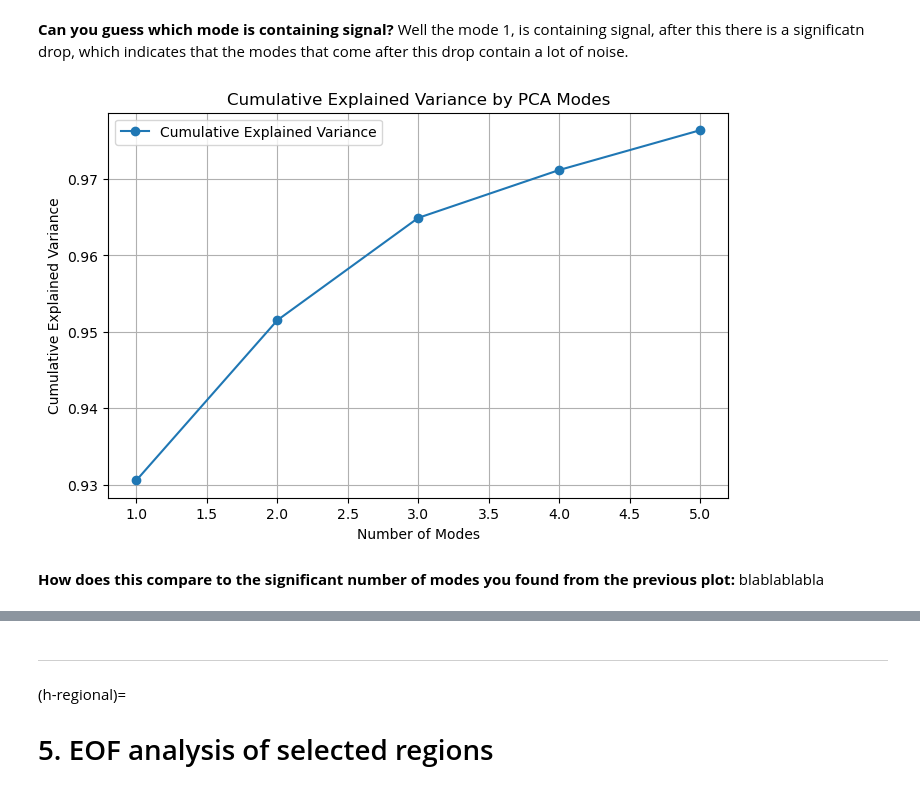
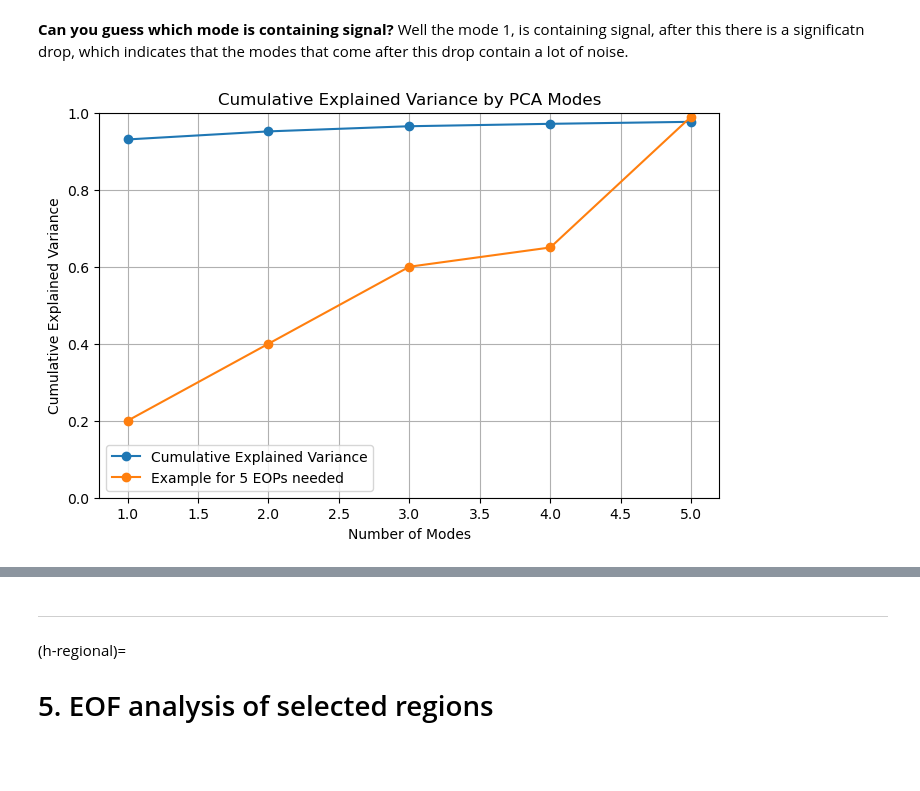
Before and after one commit to faehdy/Space_Data_Kernel, a Jupyter notebook: Grace/Homeworks/Homework_week_2_assignment.ipynb, the cells around one changed output, grey strips where cells are left out. Drawn from its saved outputs; the diff is of its cells as text; code cells hidden in the pictures; blank space fills up the shorter version.

```diff
--- a/Grace/Homeworks/Homework_week_2_assignment.ipynb
+++ b/Grace/Homeworks/Homework_week_2_assignment.ipynb
@@ -76,7 +76,7 @@ from sklearn.decomposition import PCA
 from netCDF4 import num2date # converts the time variable ni the NetCDF into actual human.readable dates
 # %%
 # LOAD DATA
-file_path = '../homework1/data/GRCTellus.JPL.200204_202411.GLO.RL06.3M.MSCNv04CRI.nc'
+file_path = '../../homework1/data/GRCTellus.JPL.200204_202411.GLO.RL06.3M.MSCNv04CRI.nc'
 
 # Check if the file exists
 if os.path.exists(file_path):
@@ -85,7 +85,7 @@ else:
     raise FileNotFoundError(f"File not found: {file_path}")
 
 # short alternative, without checking the file path:
-mascons = nc.Dataset('../homework1/data/GRCTellus.JPL.200204_202411.GLO.RL06.3M.MSCNv04CRI.nc')
+mascons = nc.Dataset('../../homework1/data/GRCTellus.JPL.200204_202411.GLO.RL06.3M.MSCNv04CRI.nc')
 # %%
 # ARRANGING DATA TASK
 
@@ -220,20 +226,22 @@ plt.show()
 **Can you guess which mode is containing signal?** Well the mode 1, is containing signal, after this there is a significatn drop, which indicates that the modes that come after this drop contain a lot of noise.
 # %%
 # Compute cumulative explained variance
-cumulative_variance = np.cumsum(explained_variance)  # Cumulative sum of variance ratios
+cumulative_variance = np.cumsum(explained_variance) # Add 0 at the beginning
 modes = range(1, len(cumulative_variance) + 1)  # Mode numbers
+
+low_variance = [[1,2,3,4,5], [0.2, 0.4, 0.6, 0.65, 0.99]]
+
 
 plt.figure(figsize=(8, 5))
 plt.plot(modes, cumulative_variance, 'o-', label='Cumulative Explained Variance')
+plt.ylim(0, 1)  # Set y-axis limits from 0 to 1
+plt.plot(low_variance[0], low_variance[1], 'o-', label='Example for 5 EOPs needed')
 
 plt.xlabel("Number of Modes")
 plt.ylabel("Cumulative Explained Variance")
 plt.title("Cumulative Explained Variance by PCA Modes")
 plt.legend()
 plt.grid()
 plt.show()
 # %% [output]
-[figure, old version]
+[figure, new version]
-# %% [markdown]
-**How does this compare to the significant number of modes you found from the previous plot:**
-blablablabla
```
Also changed, not shown: parts of 11 cells of this notebook.
